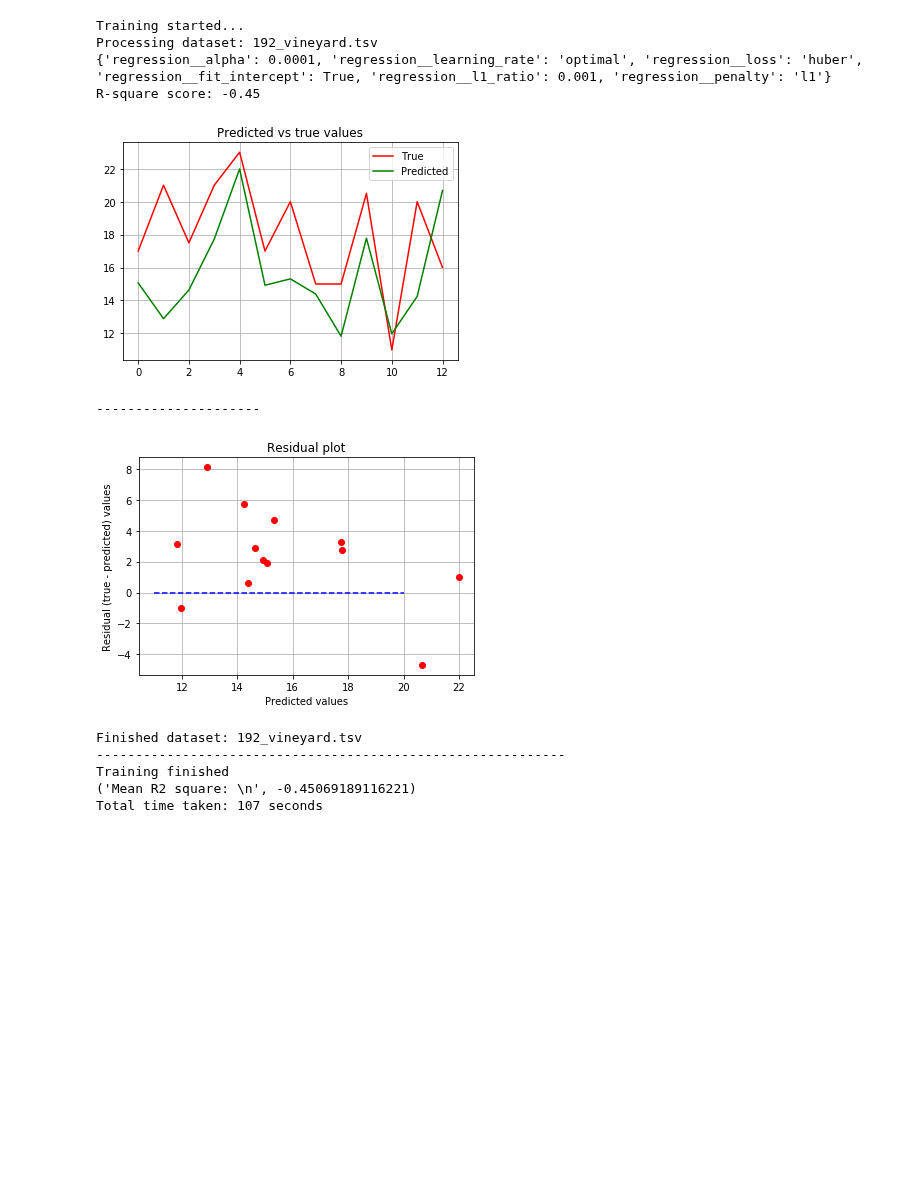
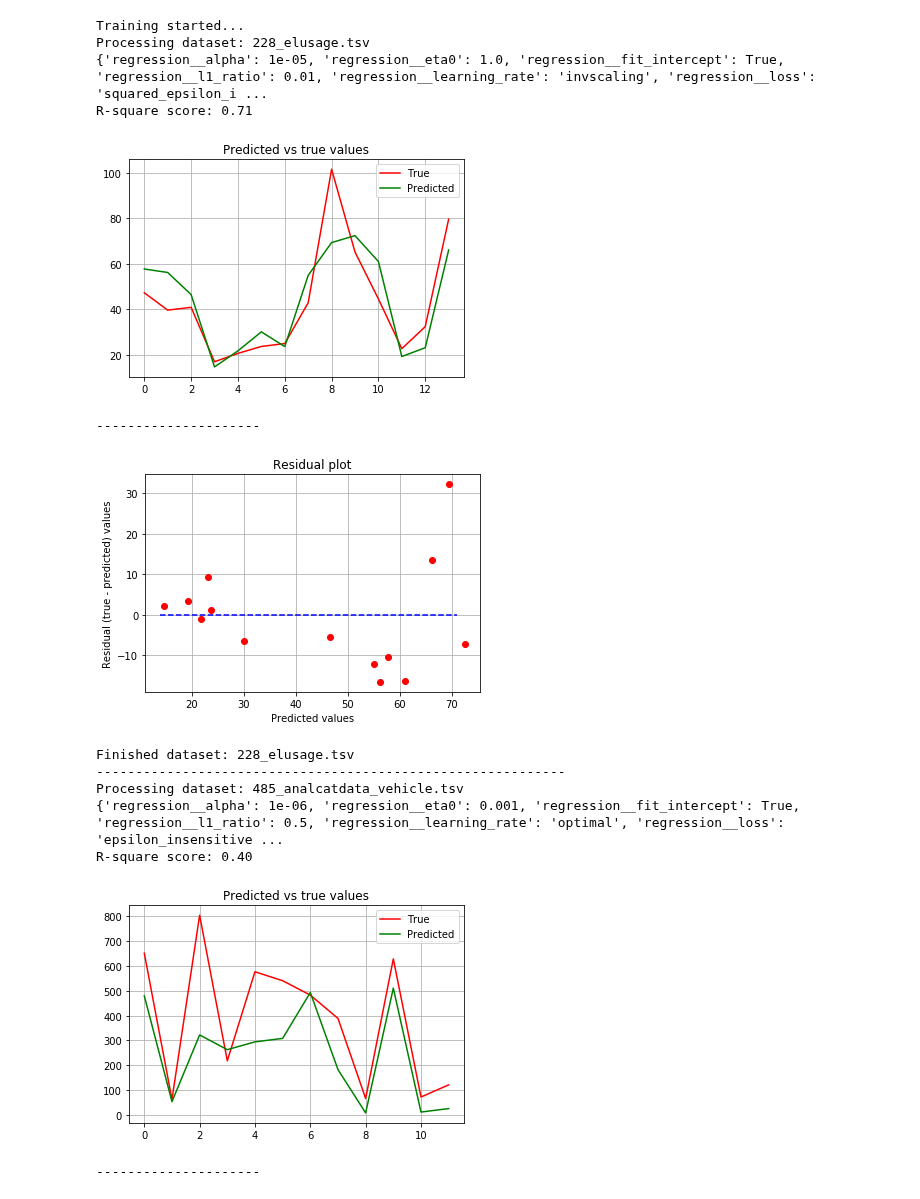
Before and after one commit to anuprulez/pmlb_regression, a Jupyter notebook: analyze_regression_SGDRegressor.ipynb, the cells around one changed output. Saved outputs shown, nothing was run; the diff lists cells and outputs as text; code cells hidden in the pictures; blank space fills up the shorter version.

```diff
--- a/analyze_regression_SGDRegressor.ipynb
+++ b/analyze_regression_SGDRegressor.ipynb
@@ -20,13 +20,12 @@ warnings.filterwarnings('ignore')
 %matplotlib inline
 start_time = time.time()
 datasets = ["228_elusage.tsv", "485_analcatdata_vehicle.tsv", "523_analcatdata_neavote.tsv", \
-            '663_rabe_266.tsv', '687_sleuth_ex1605.tsv']
+            '663_rabe_266.tsv', '687_sleuth_ex1605.tsv', "557_analcatdata_apnea1.tsv", \
+            "556_analcatdata_apnea2.tsv", '192_vineyard.tsv']
 
 #datasets = ["557_analcatdata_apnea1.tsv", "556_analcatdata_apnea2.tsv"]
 
-datasets = ['192_vineyard.tsv']
-
-# ['huber', 'squared_loss', 'epsilon_insensitive', 'squared_epsilon_insensitive']
+#datasets = ['192_vineyard.tsv']
 
 regressor = Pipeline([
   ('preprocessing', preprocessing.RobustScaler()),
@@ -35,11 +34,13 @@ regressor = Pipeline([
 
 parameters = [{ \
     'regression__penalty': ['l1', 'l2', 'elasticnet', 'none'], \
-    'regression__alpha': [0.0001, 0.001, 0.01, 0.1, 1.0, 2], \
-    'regression__l1_ratio': [0.001, 0.01, 0.1, 0.25, 0.5, 0.75, 1.0], \
+    'regression__alpha': [0.000001, 0.00001, 0.0001, 0.01], \
+    'regression__l1_ratio': [0.001, 0.01, 0.1, 0.5, 1.0], \
     'regression__loss': ['huber', 'squared_loss', 'epsilon_insensitive', 'squared_epsilon_insensitive'], \
     'regression__fit_intercept': [True, False], \
-    #'regression__learning_rate': ['optimal', 'invscaling', 'adaptive', 'constant'], \
+    'regression__learning_rate': ['optimal', 'invscaling', 'constant'], \
+    'regression__eta0': [0.001, 0.1, 0.5, 1., 10.], \
+    'regression__power_t': [0., 0.1, 0.5, 1., 10.] \
 }]
 
 print('Training started...')
@@ -51,7 +52,8 @@ for d_set in datasets:
     df = pd.read_csv(data_path, sep="\t")
     label = df["target"].copy()
     data = df.drop("target", axis=1)
-    X_train, X_test, y_train, y_test = model_selection.train_test_split(data, label, test_size=0.25, random_state=45982341)
+    X_train, X_test, y_train, y_test = model_selection.train_test_split(data, label, \
+                                                                        test_size=0.25, random_state=45982341)
 
     X_train = X_train.values
     X_test = X_test.values
@@ -75,41 +77,43 @@ for d_set in datasets:
     plt.figure()
     plt.plot(y_test, color='r')
     plt.plot(prediction, color='g')
     plt.grid(True)
     plt.legend(['True', 'Predicted'])
     plt.title('Predicted vs true values')
     plt.show()
 
     print("---------------------")
 
     plt.figure()
     plt.plot(prediction, residual, 'ro')
     max_pred = int(np.max(prediction))
     min_pred = int(np.min(prediction))
     plt.plot(np.arange(min_pred, max_pred), [0 for i in range(max_pred - min_pred)], 'b--')
     plt.grid(True)
     plt.xlabel('Predicted values')
     plt.ylabel('Residual (true - predicted) values')
     plt.title('Residual plot')
     plt.show()
 
     print("Finished dataset: %s" % d_set)
     print("------------------------------------------------------------")
 
 print('Training finished')
 print("Mean R2 square: \n", np.mean(r2_scores))
 end_time = time.time()
 print('Total time taken: %d seconds' % int(end_time - start_time))
 # %% [output]
 Training started...
-Processing dataset: 192_vineyard.tsv
-{'regression__alpha': 0.0001, 'regression__learning_rate': 'optimal', 'regression__loss': 'huber', 'regression__fit_intercept': True, 'regression__l1_ratio': 0.001, 'regression__penalty': 'l1'}
-R-square score: -0.45
+Processing dataset: 228_elusage.tsv
+{'regression__alpha': 1e-05, 'regression__eta0': 1.0, 'regression__fit_intercept': True, 'regression__l1_ratio': 0.01, 'regression__learning_rate': 'invscaling', 'regression__loss': 'squared_epsilon_i ...
+R-square score: 0.71
-[figure, old version]
+[figure, new version]
 ---------------------
-[figure, old version]
+[figure, new version]
-Finished dataset: 192_vineyard.tsv
+Finished dataset: 228_elusage.tsv
 ------------------------------------------------------------
-Training finished
-('Mean R2 square: \n', -0.45069189116221)
-Total time taken: 107 seconds
+Processing dataset: 485_analcatdata_vehicle.tsv
+{'regression__alpha': 1e-06, 'regression__eta0': 0.001, 'regression__fit_intercept': True, 'regression__l1_ratio': 0.5, 'regression__learning_rate': 'optimal', 'regression__loss': 'epsilon_insensitive ...
+R-square score: 0.40
+[figure, added]
+---------------------
```
Also changed, not shown: parts of 1 cell of this notebook, 6 other files.
